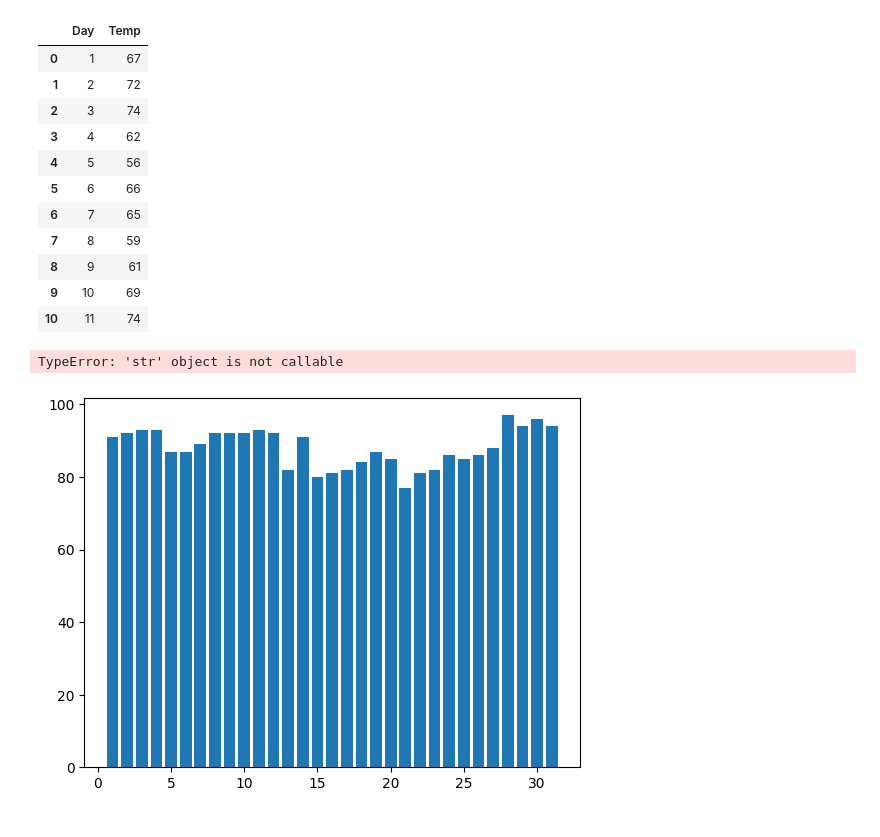
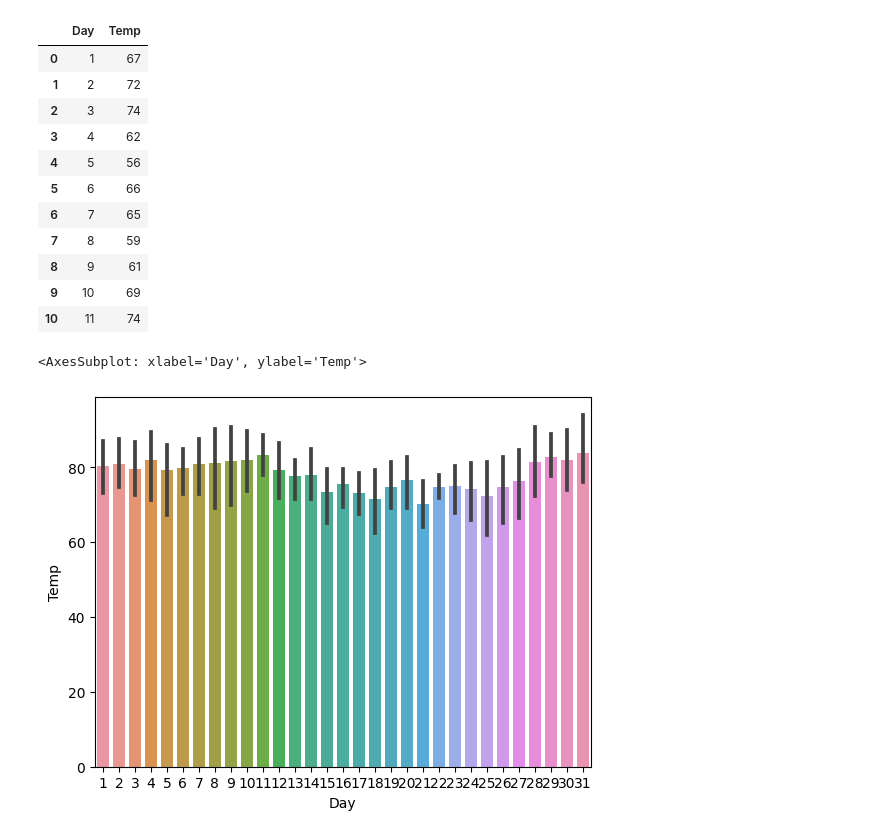
Before and after one commit to adityakardile6329/dsbda-assign, a Jupyter notebook: airqual_all_oper.ipynb, the cells around one changed output. Saved outputs shown, nothing was run; the diff lists cells and outputs as text; code cells hidden in the pictures.

```diff
--- a/airqual_all_oper.ipynb
+++ b/airqual_all_oper.ipynb
@@ -233,11 +226,3 @@ df5
 | 8 | 9 | 61 |
 | 9 | 10 | 69 |
 | 10 | 11 | 74 |
-# %%
-Days='Day'
-plt.bar('Day','Temp', data=df)
-plt.xlabel('Days')
-plt.show()
-# %% [output]
-TypeError: 'str' object is not callable
-[figure, removed]
@@ -253,0 +229,5 @@ plt.show()
+# %%
+sns.barplot(x=df['Day'],y=df['Temp'])
+# %% [output]
+<AxesSubplot: xlabel='Day', ylabel='Temp'>
+[figure, added]
```
Also changed, not shown: parts of 5 cells of this notebook, 2 other files.
